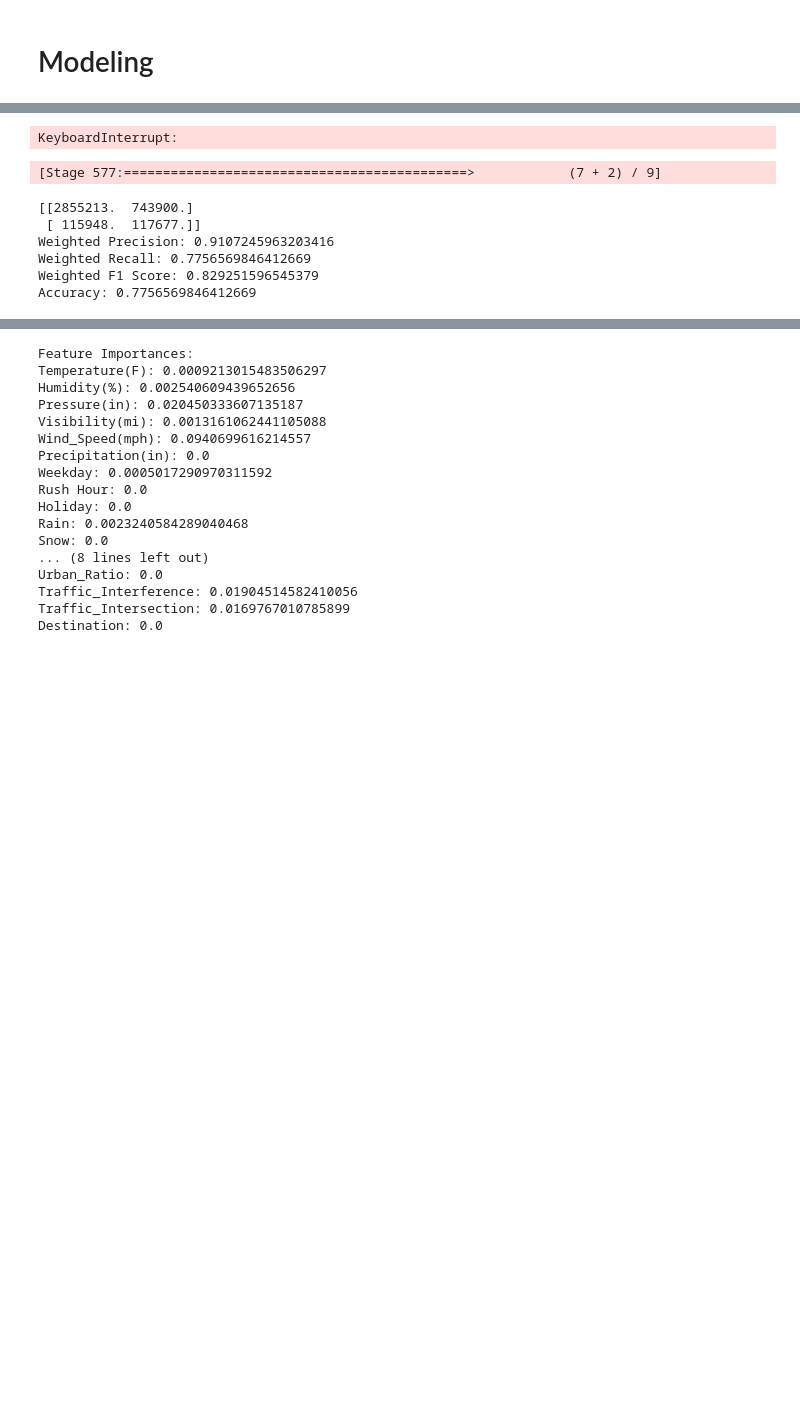
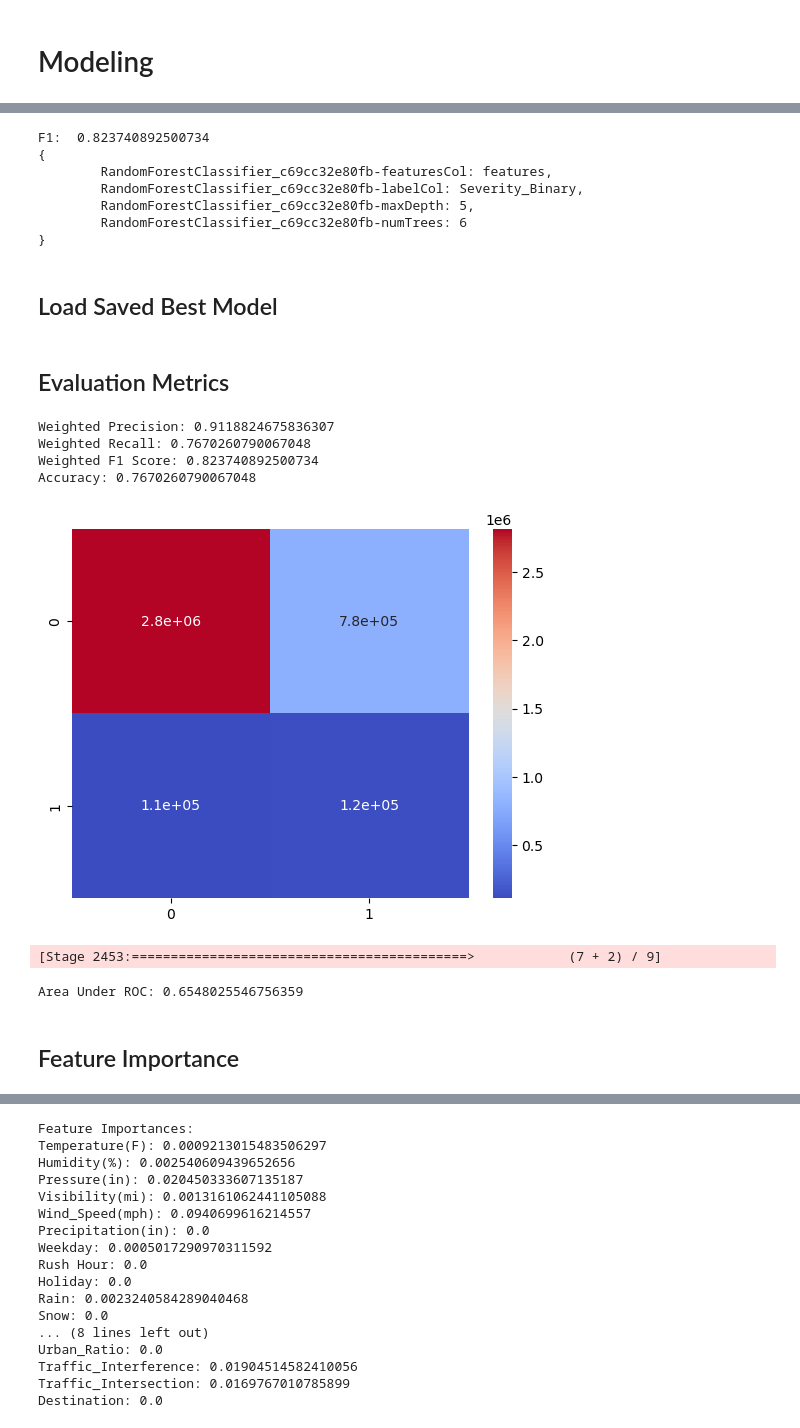
Before and after one commit to eplarocco/spark_traffic_data, a Jupyter notebook: Random_Forest.ipynb, the cells around one changed output, grey strips where cells are left out. Saved outputs shown, nothing was run; the diff lists cells and outputs as text; code cells hidden in the pictures; blank space fills up the shorter version.

Commit message:
finalize rf model and add saved best model to github

```diff
--- a/Random_Forest.ipynb
+++ b/Random_Forest.ipynb
@@ -231,18 +295,4 @@ test_data.groupBy("Severity_Binary").count().withColumn('percent', (F.col('count
 # %%
-from pyspark.ml.evaluation import MulticlassClassificationEvaluator
-from pyspark.ml.tuning import CrossValidator, ParamGridBuilder
-
-# Select all features except target variable
-feature_list = []
-for col in df.columns:
-    if col == 'Severity_Binary':
-        continue
-    else:
-        feature_list.append(col)
-
-# Vectorize Features
-assembler = VectorAssembler(inputCols=feature_list, outputCol='features')
-
 # Create a RandomForestClassifier
 rf = RandomForestClassifier(labelCol="Severity_Binary", featuresCol="features")
 
@@ -272,32 +322,55 @@ evaluator = MulticlassClassificationEvaluator(labelCol="Severity_Binary", predic
 f1 = evaluator.evaluate(predictions)
 print("F1: ", f1)
 
-# Get the best model
+# Get and save the best model
 bestModel = cvModel.bestModel
+bestModel.save("best_rf_model")
 print(bestModel.stages[-1]._java_obj.paramMap())
 # %% [output]
-KeyboardInterrupt:
+F1:  0.823740892500734
+{
+        RandomForestClassifier_c69cc32e80fb-featuresCol: features,
+        RandomForestClassifier_c69cc32e80fb-labelCol: Severity_Binary,
+        RandomForestClassifier_c69cc32e80fb-maxDepth: 5,
+        RandomForestClassifier_c69cc32e80fb-numTrees: 6
+}
+# %% [markdown]
+## Load Saved Best Model
+# %%
+# Load the saved best model
+loadedCvModel = PipelineModel.load("best_rf_model")
+# %% [markdown]
+## Evaluation Metrics
 # %%
 # Further Metrics on Best Model
-pred = cvModel.bestModel.transform(test_data)
+pred = loadedCvModel.transform(test_data)
 
 #Evaluate (Confusion Matrix, Accuracy, Weighted Precision, Recall, and F1 Score)
 predictionAndLabels = pred.select("prediction", "Severity_Binary")
-metrics = MulticlassMetrics(predictionAndLabels.rdd.map(lambda x: tuple(map(float, x))))
-
-# Get confusion matrix
-print(metrics.confusionMatrix().toArray())
+rdd = predictionAndLabels.rdd.map(lambda x: tuple(map(float, x)))
+multi_metrics = MulticlassMetrics(rdd)
 
 # Get precision, recall, and F1-score for each class
-print(f'Weighted Precision: {metrics.weightedPrecision}') #would expect to be good when test sample has high majority 0 class
-print(f'Weighted Recall: {metrics.weightedRecall}')
-print(f'Weighted F1 Score: {metrics.weightedFMeasure()}') #would like to optimize this (balance of precision and recall)
-print(f'Accuracy: {metrics.accuracy}') #could be skewed with imbalanced test set
+print(f'Weighted Precision: {multi_metrics.weightedPrecision}') #would expect to be good when test sample has high majority 0 class
+print(f'Weighted Recall: {multi_metrics.weightedRecall}')
+print(f'Weighted F1 Score: {multi_metrics.weightedFMeasure()}') #would like to optimize this (balance of precision and recall)
+print(f'Accuracy: {multi_metrics.accuracy}') #could be skewed with imbalanced test set
+
+# Plot confusion matrix
+cf = multi_metrics.confusionMatrix().toArray()
+cf_df = pd.DataFrame(cf, columns=['0', '1'])
+sns.heatmap(cf_df, annot=True, cmap="coolwarm")
+plt.show()
+
+# AUC Score
+binary_metrics = BinaryClassificationMetrics(rdd)
+auc = binary_metrics.areaUnderROC
+print("Area Under ROC:", auc)
 # %% [output]
-[Stage 577:============================================>            (7 + 2) / 9]
+Weighted Precision: 0.9118824675836307
+Weighted Recall: 0.7670260790067048
+Weighted F1 Score: 0.823740892500734
+Accuracy: 0.7670260790067048
+[figure, added]
-[[2855213.  743900.]
- [ 115948.  117677.]]
-Weighted Precision: 0.9107245963203416
-Weighted Recall: 0.7756569846412669
-Weighted F1 Score: 0.829251596545379
-Accuracy: 0.7756569846412669
+[Stage 2453:===========================================>            (7 + 2) / 9]
+Area Under ROC: 0.6548025546756359
@@ -305,0 +377,2 @@ Accuracy: 0.7756569846412669
+# %% [markdown]
+## Feature Importance
```
Also changed, not shown: parts of 10 cells of this notebook, 18 other files.
